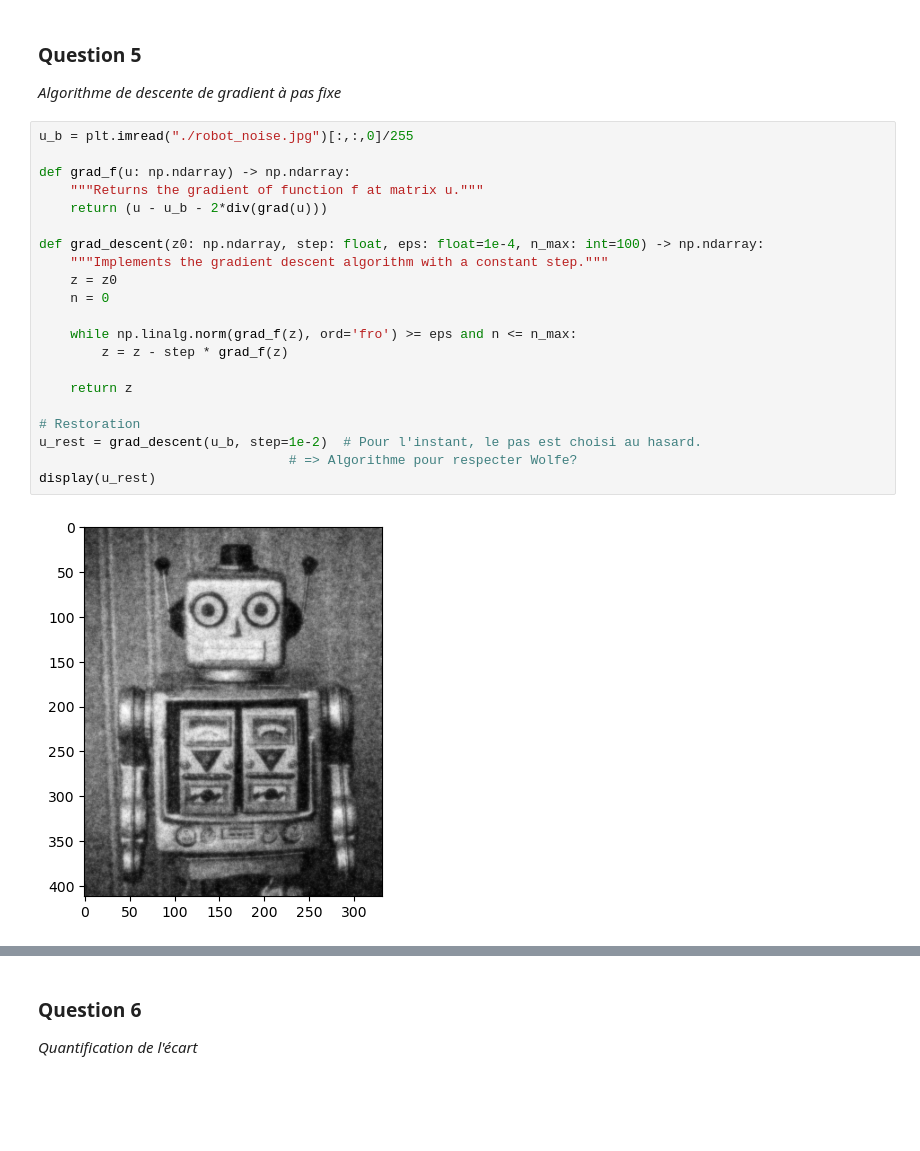
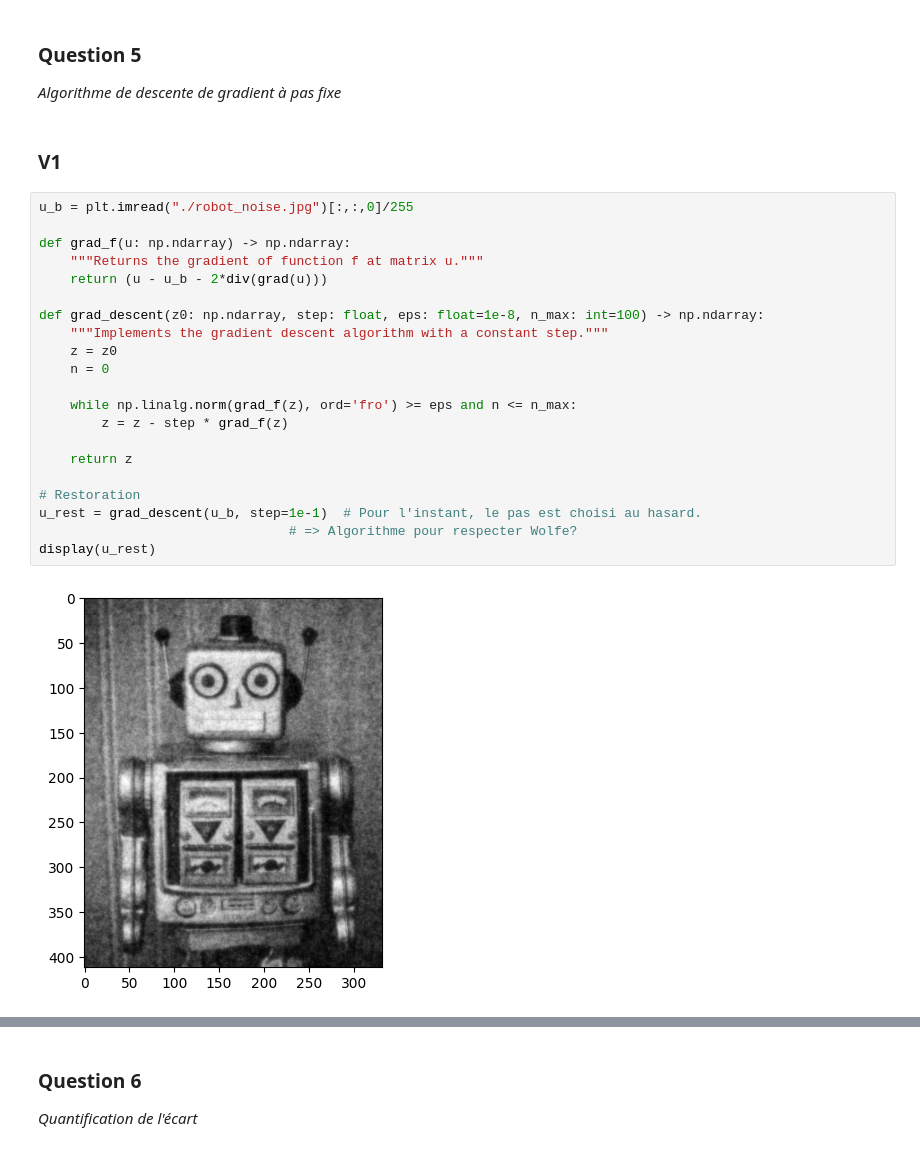
Before and after one commit to tinmar112/optim, a Jupyter notebook: notebook_optim.ipynb, the cells around one changed output, grey strips where cells are left out. Drawn from its saved outputs; the diff is of its cells as text; blank space fills up the shorter version.

```diff
--- a/notebook_optim.ipynb
+++ b/notebook_optim.ipynb
@@ -74,26 +74,28 @@ print(u)
 # %% [markdown]
 ### Question 5
 _Algorithme de descente de gradient à pas fixe_
+# %% [markdown]
+### V1
 # %%
 u_b = plt.imread("./robot_noise.jpg")[:,:,0]/255
 
 def grad_f(u: np.ndarray) -> np.ndarray:
     """Returns the gradient of function f at matrix u."""
     return (u - u_b - 2*div(grad(u)))
 
-def grad_descent(z0: np.ndarray, step: float, eps: float=1e-4, n_max: int=100) -> np.ndarray:
+def grad_descent(z0: np.ndarray, step: float, eps: float=1e-8, n_max: int=100) -> np.ndarray:
     """Implements the gradient descent algorithm with a constant step."""
     z = z0
     n = 0
 
     while np.linalg.norm(grad_f(z), ord='fro') >= eps and n <= n_max:
         z = z - step * grad_f(z)
 
     return z
 
 # Restoration
-u_rest = grad_descent(u_b, step=1e-2)  # Pour l'instant, le pas est choisi au hasard.
+u_rest = grad_descent(u_b, step=1e-1)  # Pour l'instant, le pas est choisi au hasard.
                                 # => Algorithme pour respecter Wolfe?
 display(u_rest)
 # %% [output]
-[figure, old version]
+[figure, new version]
```
Also changed, not shown: parts of 9 cells of this notebook.
